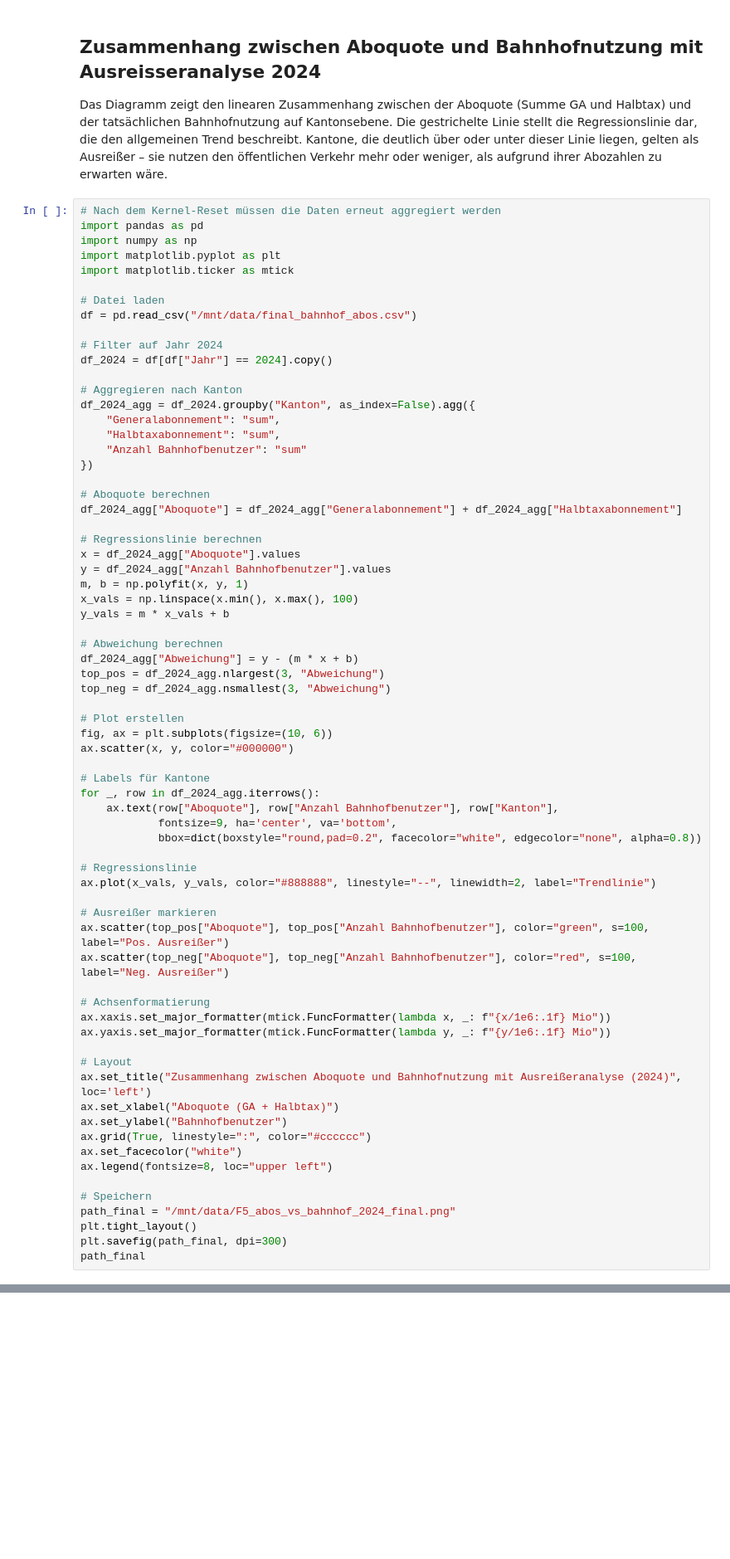
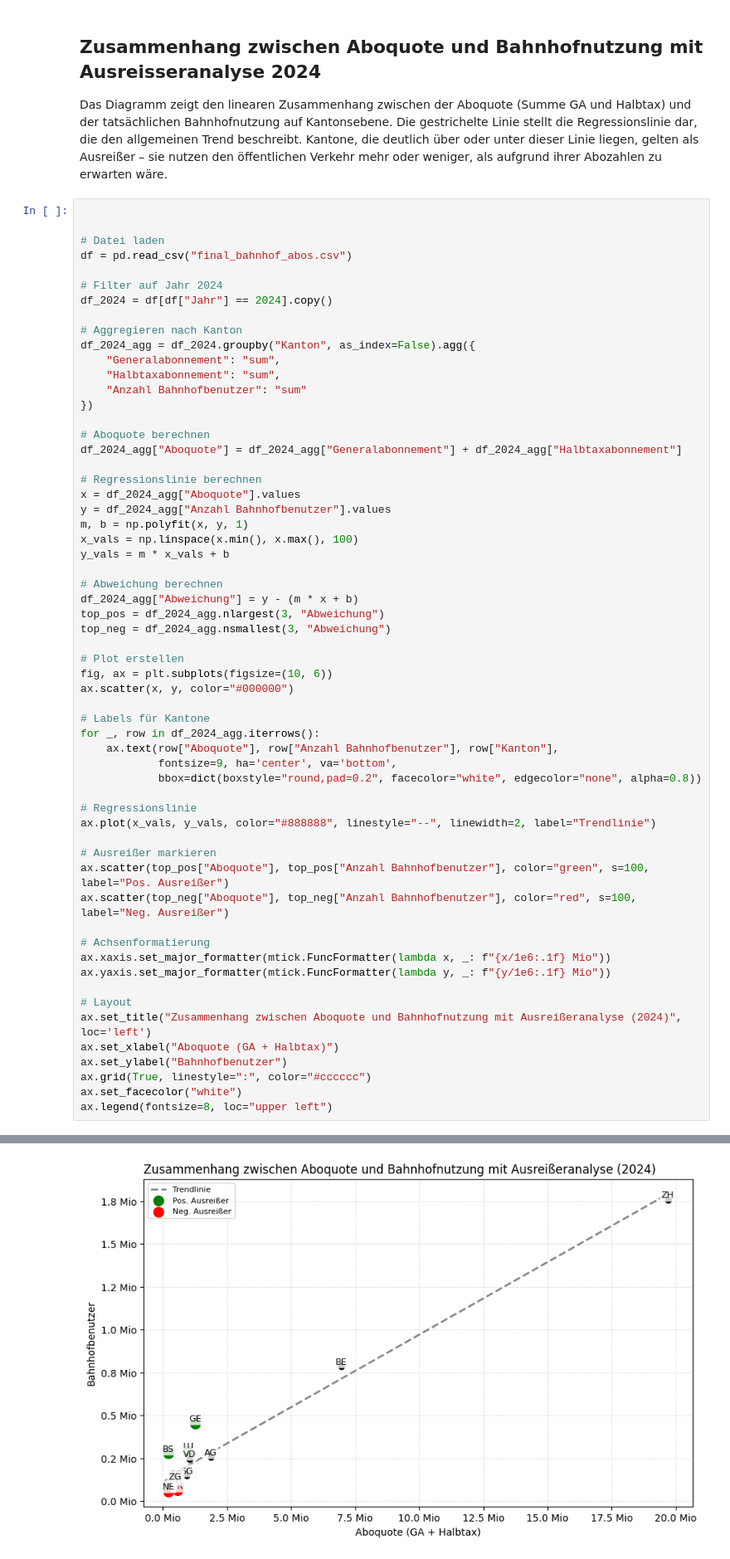
Before and after one commit to matwirabc/binaproject, a Jupyter notebook: zug/BINA.ipynb, the cells around one changed output, grey strips where cells are left out. Shown: that part at 83% size. Drawn from its saved outputs; the diff is of its cells as text; blank space fills up the shorter version.

```diff
--- a/zug/BINA.ipynb
+++ b/zug/BINA.ipynb
@@ -531,14 +529,10 @@ fig.show()
 
 Das Diagramm zeigt den linearen Zusammenhang zwischen der Aboquote (Summe GA und Halbtax) und der tatsächlichen Bahnhofnutzung auf Kantonsebene. Die gestrichelte Linie stellt die Regressionslinie dar, die den allgemeinen Trend beschreibt. Kantone, die deutlich über oder unter dieser Linie liegen, gelten als Ausreißer – sie nutzen den öffentlichen Verkehr mehr oder weniger, als aufgrund ihrer Abozahlen zu erwarten wäre.
 # %%
-# Nach dem Kernel-Reset müssen die Daten erneut aggregiert werden
-import pandas as pd
-import numpy as np
-import matplotlib.pyplot as plt
-import matplotlib.ticker as mtick
+
 
 # Datei laden
-df = pd.read_csv("/mnt/data/final_bahnhof_abos.csv")
+df = pd.read_csv("final_bahnhof_abos.csv")
 
 # Filter auf Jahr 2024
 df_2024 = df[df["Jahr"] == 2024].copy()
@@ -593,10 +587,4 @@ ax.set_ylabel("Bahnhofbenutzer")
 ax.grid(True, linestyle=":", color="#cccccc")
 ax.set_facecolor("white")
 ax.legend(fontsize=8, loc="upper left")
-
-# Speichern
-path_final = "/mnt/data/F5_abos_vs_bahnhof_2024_final.png"
-plt.tight_layout()
-plt.savefig(path_final, dpi=300)
-path_final
 # %% [output]
@@ -603,0 +592 @@ NameError: name 'df_2024_agg' is not defined
+[figure, added]
```
Also changed, not shown: parts of 4 cells of this notebook.
